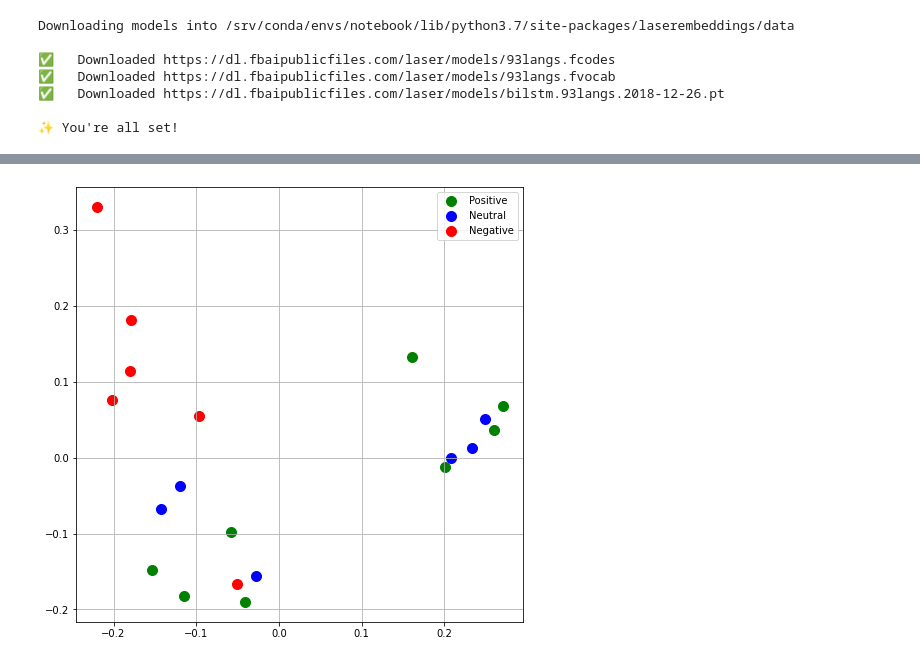
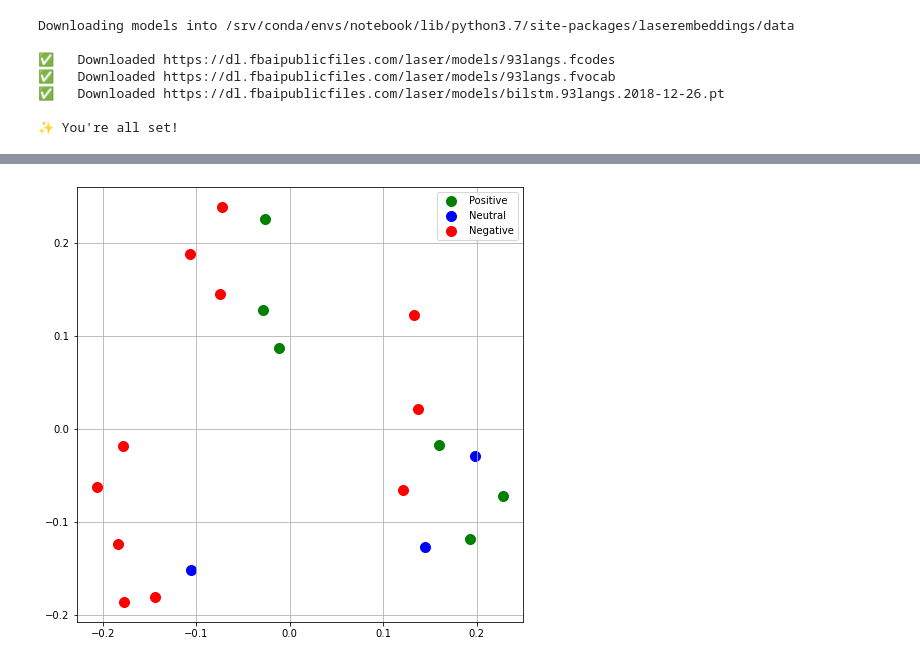
Before and after one commit to mosalov/text_structure, a Jupyter notebook: example01.ipynb, the cells around one changed output, grey strips where cells are left out. Cells and saved outputs as stored; diff of their text form; code cells hidden in the pictures.

```diff
--- a/example01.ipynb
+++ b/example01.ipynb
@@ -66,8 +66,9 @@ Downloading models into /srv/conda/envs/notebook/lib/python3.7/site-packages/las
 # %%
 laser = Laser()
 # %%
-text = "За последние 10 лет, во втором десятилетии XXI века, рынок стартапов и венчурного инвестирования для многих незаметно, но кардинально изменился. Парадигмой пионеров интернета было создать проект, который изменит интернет к лучшему — «сделать новый Google» (новый Facebook, новый YouTube, новый айфон и так далее). Новой парадигмой стартапера, задумывающегося о своём вкладе в интернет, вступившей в силу в последнее десятилетие, стало создать проект, который будет куплен «Гуглом», «Фейсбуком», Apple (или «Яндексом» или Mail.ru в случае Рунета). Об изменении мира или хотя бы интернета речи уже не идёт — мир уже изменился, а в процессе был открыт, изучен и поделён. Все точки входа и торговые пути под контролем выросших за первые два десятилетия XXI века империй, и новоприбывающим колонистам ничего не остаётся, кроме как выбирать, флагу какой из них присягнуть. Для многих людей, включая автора этих строк, заставших нынешние интернет-империи «в коротких штанишках», когда мы дышали с ними одним воздухом интернет-вольницы, а «Гугл» ещё верил в свой девиз Don't be evil, произошедшее преображение оказалось неприятным, болезненным и неожиданным поворотом. И — отрезвляющим. Но, на самом деле, за последние 10 лет не произошло совершенно ничего нового."
+#text = "За последние 10 лет, во втором десятилетии XXI века, рынок стартапов и венчурного инвестирования для многих незаметно, но кардинально изменился. Парадигмой пионеров интернета было создать проект, который изменит интернет к лучшему — «сделать новый Google» (новый Facebook, новый YouTube, новый айфон и так далее). Новой парадигмой стартапера, задумывающегося о своём вкладе в интернет, вступившей в силу в последнее десятилетие, стало создать проект, который будет куплен «Гуглом», «Фейсбуком», Apple (или «Яндексом» или Mail.ru в случае Рунета). Об изменении мира или хотя бы интернета речи уже не идёт — мир уже изменился, а в процессе был открыт, изучен и поделён. Все точки входа и торговые пути под контролем выросших за первые два десятилетия XXI века империй, и новоприбывающим колонистам ничего не остаётся, кроме как выбирать, флагу какой из них присягнуть. Для многих людей, включая автора этих строк, заставших нынешние интернет-империи «в коротких штанишках», когда мы дышали с ними одним воздухом интернет-вольницы, а «Гугл» ещё верил в свой девиз Don't be evil, произошедшее преображение оказалось неприятным, болезненным и неожиданным поворотом. И — отрезвляющим. Но, на самом деле, за последние 10 лет не произошло совершенно ничего нового."
 #text = "Минтранс предложил оснастить автомобили сервисов такси устройствами для контроля сонливости водителей. Об этом говорится в проекте федерального закона «О такси», размещённого на сайте проектов нормативно-правовых актов. Законопроект предусматривает, чтобы кузов такси окрашивали по схеме из квадратов контрастных цветов в шахматном порядке. При этом цветовая гамма должна «соответствовать стандартам региона». На крыше автомобиля необходимо размещать опознавательный фонарь оранжевого цвета. Если проект примут, он вступит в силу 1 сентября 2022 года. Действующие ПДД разрешают водителю находиться за рулём суммарно не более десяти часов. Контролируют это с помощью тахографов. Штраф для нарушителей — до 2,5 тысяч рублей."
+text = 'В Москве представили концепт нового пассажирского вагона "Ёлочка". Свое название проект получил из-за особого размещения спальных мест: индивидуальные купе-капсулы располагаются в два яруса под углом и на плане образуют структуру в виде «елочки». Такая компоновка позволяет включить в вагон большое количество мест: от 52-х до 58-ми в зависимости от объема сервисных зон. Спальное место в вагоне — это индивидуальное купе-капсула, отделенное стенкой и шторкой от общего коридора. Пассажиры и верхней, и нижней полки получают собственные удлиненное спальное место, окно, столик и место для багажа.'
 # %%
 chunk = []
 sentences = []
@@ -181,5 +213,5 @@ results = model.predict(sent_texts)
 # %%
-delta = 0.1
+delta = 0.05
 
 pos_c = 0
 neu_c = 0
@@ -467,8 +447,9 @@ neg_c = 0
 
 spans = []
 for sentence, sentiment in zip(kws, results_kw):
+    main_sentiment = ''
+    max_sentiment = list(sentiment)[0]
     print(sentence, '\n', sentiment, '\n')
-    main_sentiment = ''
     if sentiment['negative'] > sentiment['positive']:
         main_sentiment = 'Negative'
         neg_c += 1
@@ -479,7 +460,7 @@ for sentence, sentiment in zip(kws, results_kw):
         main_sentiment = 'Neutral'
         neu_c += 1
     if main_sentiment != '':
-        spans.append((sentence, main_sentiment))
+        spans.append((sentence, main_sentiment, max_sentiment))
 mean_c = len(spans)
 error = mse([pos_c, neu_c, neg_c], [mean_c/3, mean_c/3, mean_c/3])
 # %% [output]
@@ -503,4 +484,4 @@ error = mse([pos_c, neu_c, neg_c], [mean_c/3, mean_c/3, mean_c/3])
 # %%
-df1_kw = pd.DataFrame(spans, columns=['kw', 'sentiment'])
+df1_kw = pd.DataFrame(spans, columns=['kw', 'main_sentiment', 'max_sentiment'])
 df1_kw
 # %% [output]
@@ -545,17 +526,17 @@ df_kw2
 # %%
 fig = plt.figure(figsize = (8,8))
 ax = fig.add_subplot(1,1,1)
 
 targets = ['Positive', 'Neutral', 'Negative']
 colors = ['g', 'b', 'r']
 
 for target, color in zip(targets,colors):
-    indicesToKeep = df_kw2['sentiment'] == target
+    indicesToKeep = df_kw2['main_sentiment'] == target
     ax.scatter(df_kw2.loc[indicesToKeep, 'c1']
                , df_kw2.loc[indicesToKeep, 'c2']
                , c = color
                , s = 100)
 ax.legend(targets)
 ax.grid()
 # %% [output]
-[figure, old version]
+[figure, new version]
```
Also changed, not shown: parts of 29 cells of this notebook.
